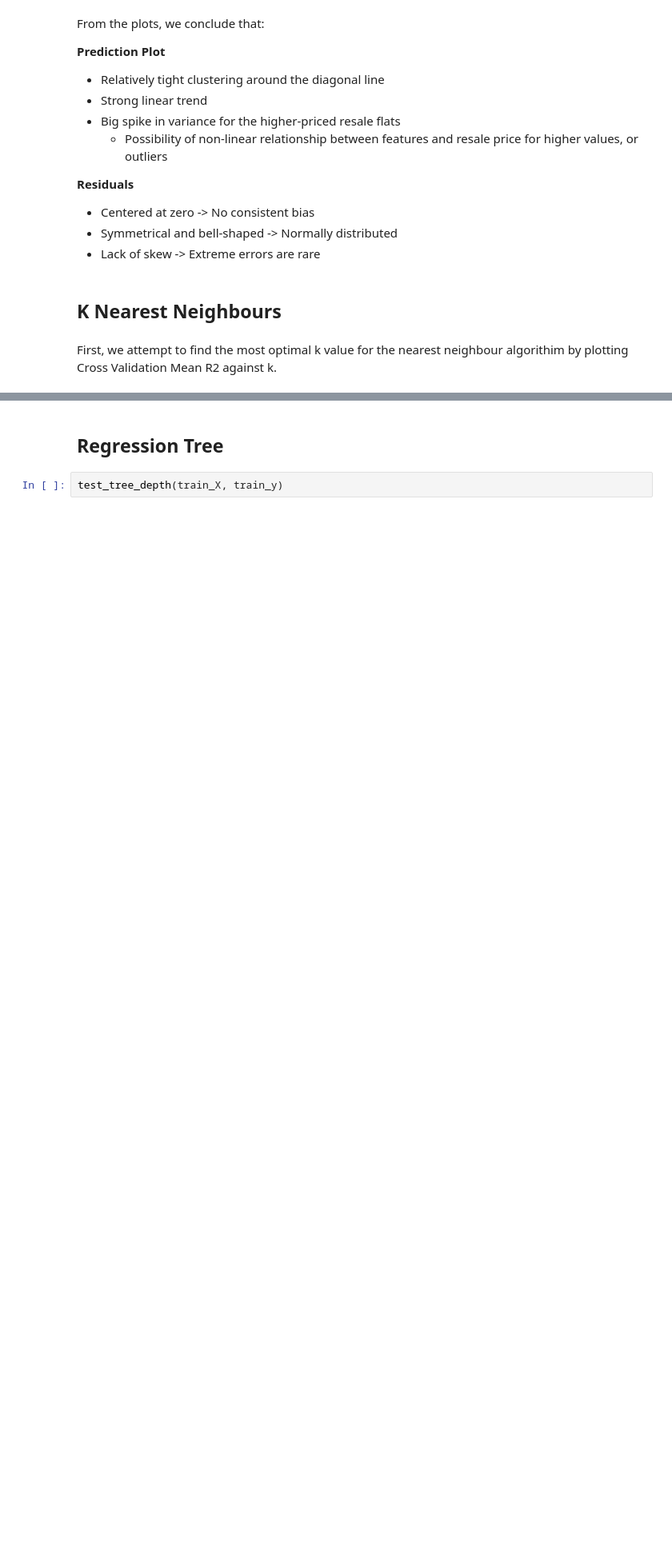
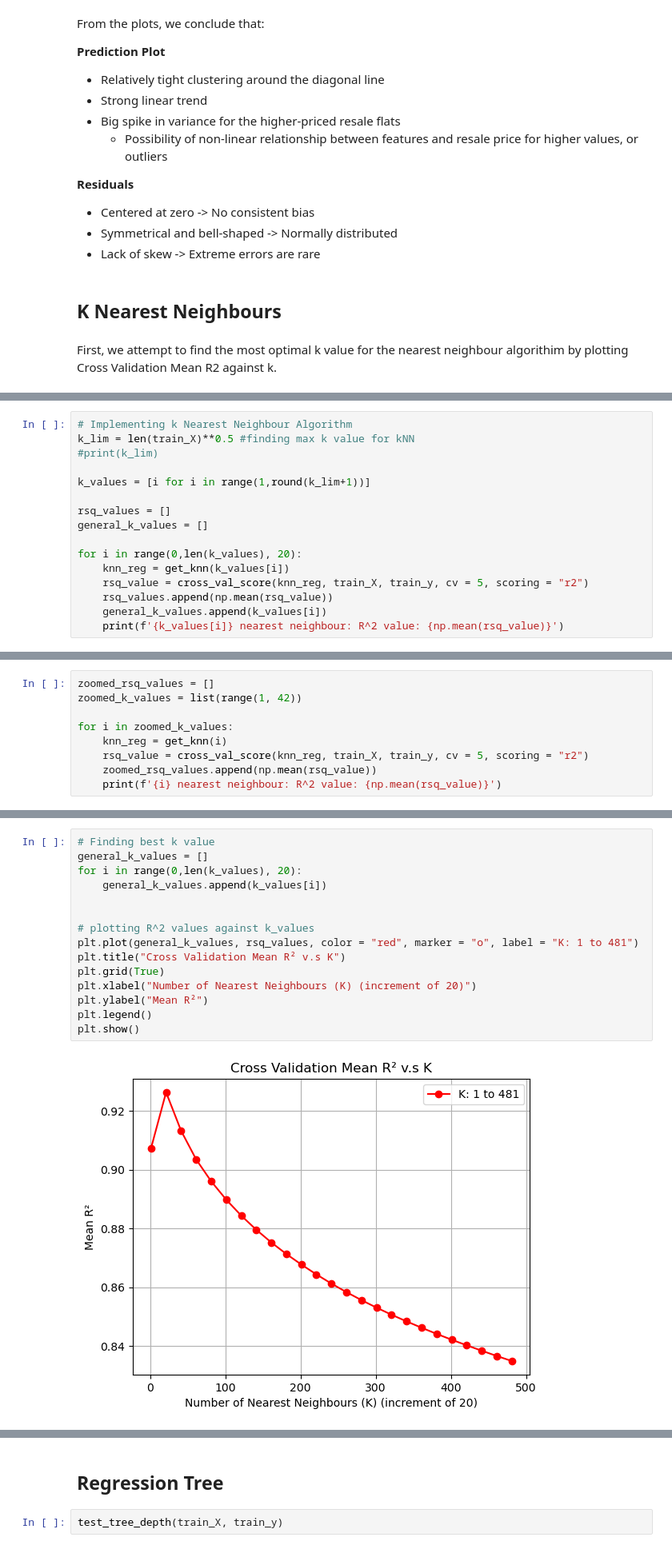
Before and after one commit to TVageesan/CS3244, a Jupyter notebook: main.ipynb, the cells around one changed output, grey strips where cells are left out. Shown at 80% size. Cells and saved outputs as stored; diff of their text form; blank space fills up the shorter version.

```diff
--- a/main.ipynb
+++ b/main.ipynb
@@ -101,0 +86,16 @@ Best k value is 5 with R^2 score of 0.938
+# %%
+# Implementing k Nearest Neighbour Algorithm
+k_lim = len(train_X)**0.5 #finding max k value for kNN
+#print(k_lim)
+
+k_values = [i for i in range(1,round(k_lim+1))]
+
+rsq_values = []
+general_k_values = []
+
+for i in range(0,len(k_values), 20):
+    knn_reg = get_knn(k_values[i])
+    rsq_value = cross_val_score(knn_reg, train_X, train_y, cv = 5, scoring = "r2")
+    rsq_values.append(np.mean(rsq_value))
+    general_k_values.append(k_values[i])
+    print(f'{k_values[i]} nearest neighbour: R^2 value: {np.mean(rsq_value)}')
@@ -101,0 +120,9 @@ Best k value is 5 with R^2 score of 0.938
+# %%
+zoomed_rsq_values = []
+zoomed_k_values = list(range(1, 42))
+
+for i in zoomed_k_values:
+    knn_reg = get_knn(i)
+    rsq_value = cross_val_score(knn_reg, train_X, train_y, cv = 5, scoring = "r2")
+    zoomed_rsq_values.append(np.mean(rsq_value))
+    print(f'{i} nearest neighbour: R^2 value: {np.mean(rsq_value)}')
@@ -101,0 +147,17 @@ Best k value is 5 with R^2 score of 0.938
+# %%
+# Finding best k value
+general_k_values = []
+for i in range(0,len(k_values), 20):
+    general_k_values.append(k_values[i])
+
+
+# plotting R^2 values against k_values
+plt.plot(general_k_values, rsq_values, color = "red", marker = "o", label = "K: 1 to 481")
+plt.title("Cross Validation Mean R² v.s K")
+plt.grid(True)
+plt.xlabel("Number of Nearest Neighbours (K) (increment of 20)")
+plt.ylabel("Mean R²")
+plt.legend()
+plt.show()
+# %% [output]
+[figure, added]
```
Also changed, not shown: parts of 10 cells of this notebook, 2 other files.
